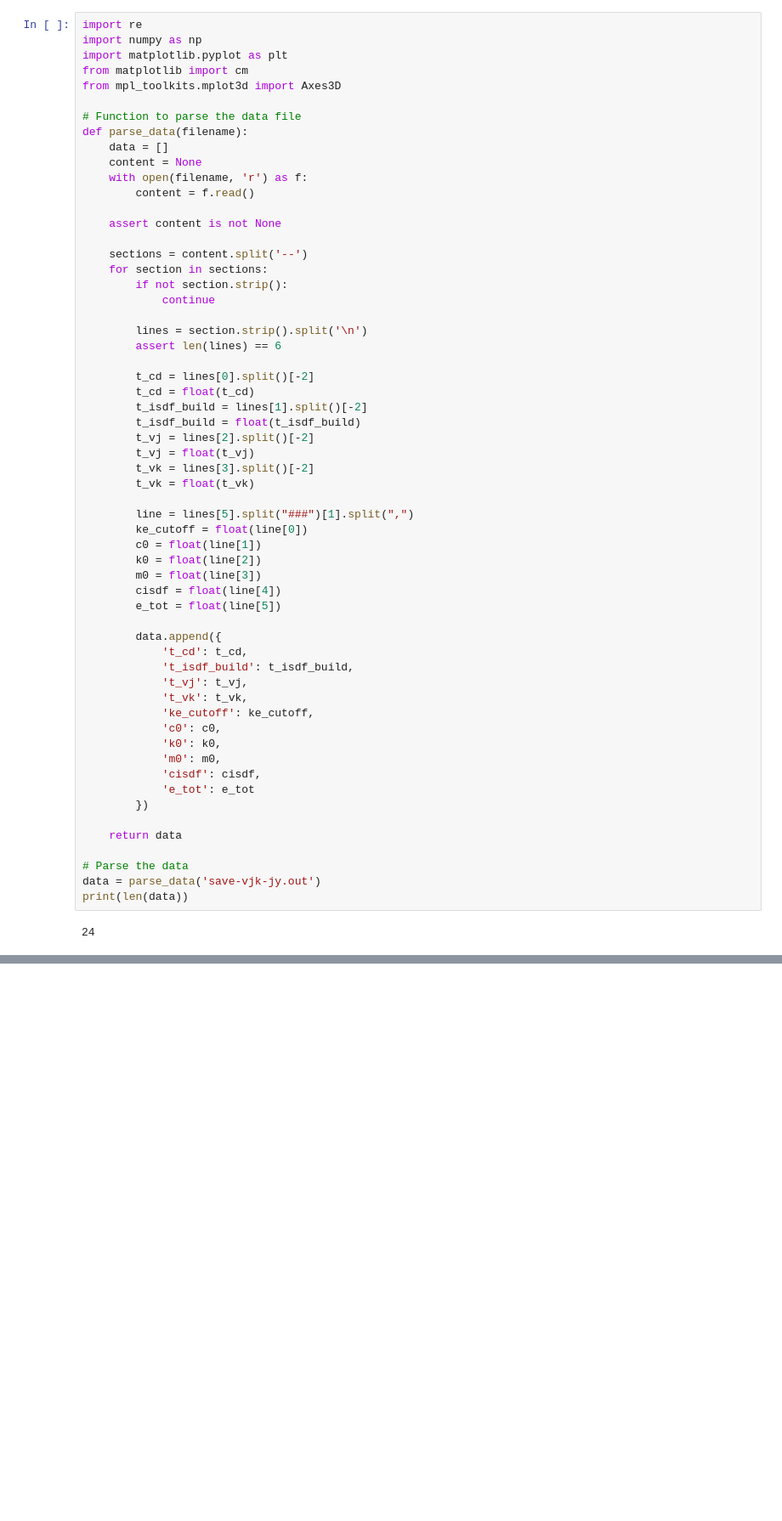
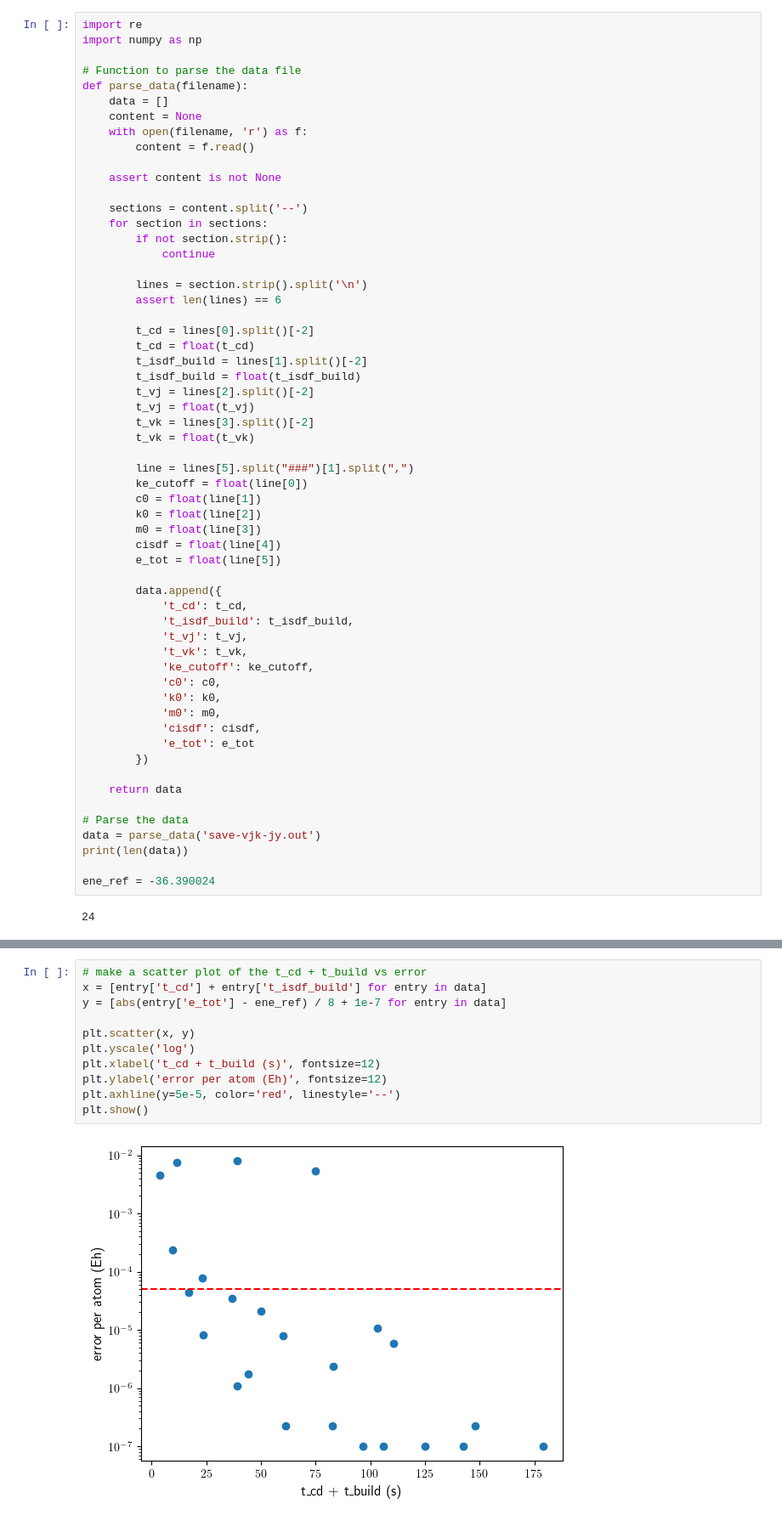
Before and after one commit to yangjunjie0320/benchmark-fftisdf, a Jupyter notebook: plot/plot-jy-vjk.ipynb, the cells around one changed output, grey strips where cells are left out. Shown at 85% size. Cells and saved outputs as stored; diff of their text form; blank space fills up the shorter version.

```diff
--- a/plot/plot-jy-vjk.ipynb
+++ b/plot/plot-jy-vjk.ipynb
@@ -1,9 +1,6 @@
 # %%
 import re
 import numpy as np
-import matplotlib.pyplot as plt
-from matplotlib import cm
-from mpl_toolkits.mplot3d import Axes3D
 
 # Function to parse the data file
 def parse_data(filename):
@@ -57,5 +54,7 @@ def parse_data(filename):
 # Parse the data
 data = parse_data('save-vjk-jy.out')
 print(len(data))
+
+ene_ref = -36.390024
 # %% [output]
 24
@@ -67,0 +178,13 @@ y = [entry['e_tot'] for entry in data]
+# %%
+# make a scatter plot of the t_cd + t_build vs error
+x = [entry['t_cd'] + entry['t_isdf_build'] for entry in data]
+y = [abs(entry['e_tot'] - ene_ref) / 8 + 1e-7 for entry in data]
+
+plt.scatter(x, y)
+plt.yscale('log')
+plt.xlabel('t_cd + t_build (s)', fontsize=12)
+plt.ylabel('error per atom (Eh)', fontsize=12)
+plt.axhline(y=5e-5, color='red', linestyle='--')
+plt.show()
+# %% [output]
+[figure, added]
```
Also changed, not shown: parts of 4 cells of this notebook, 1 other file.
